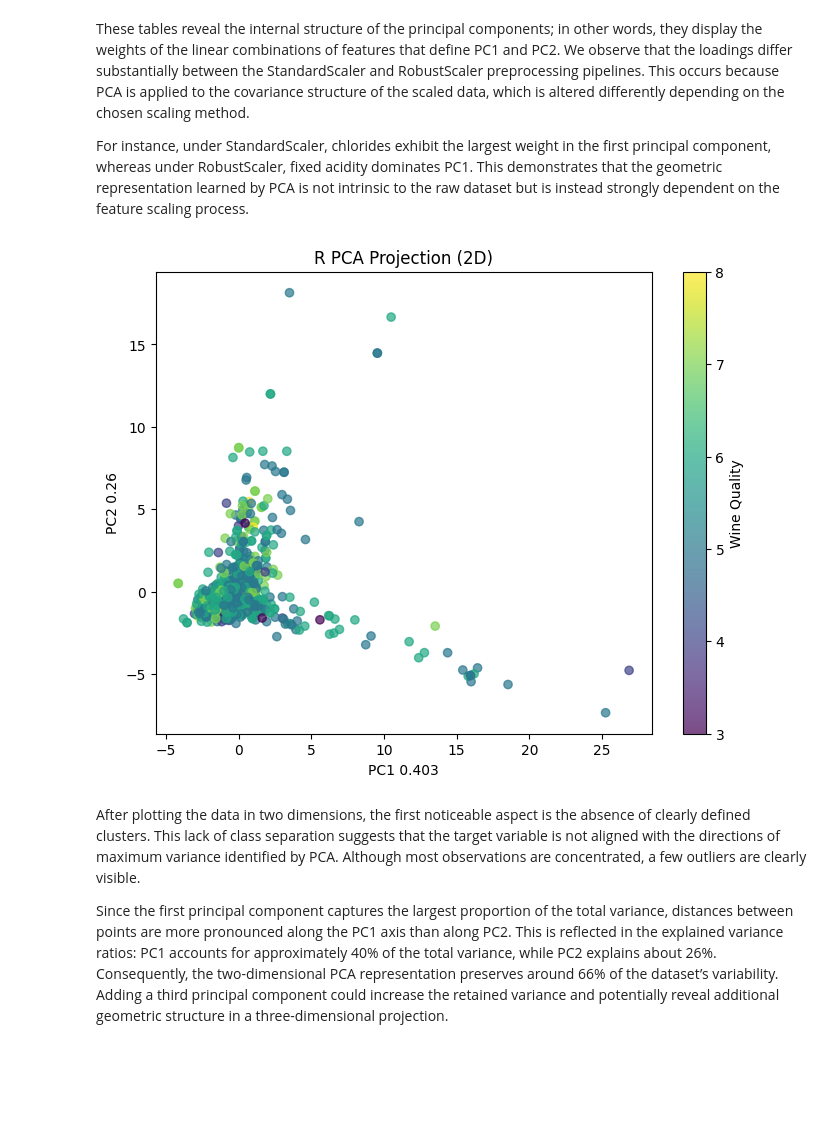
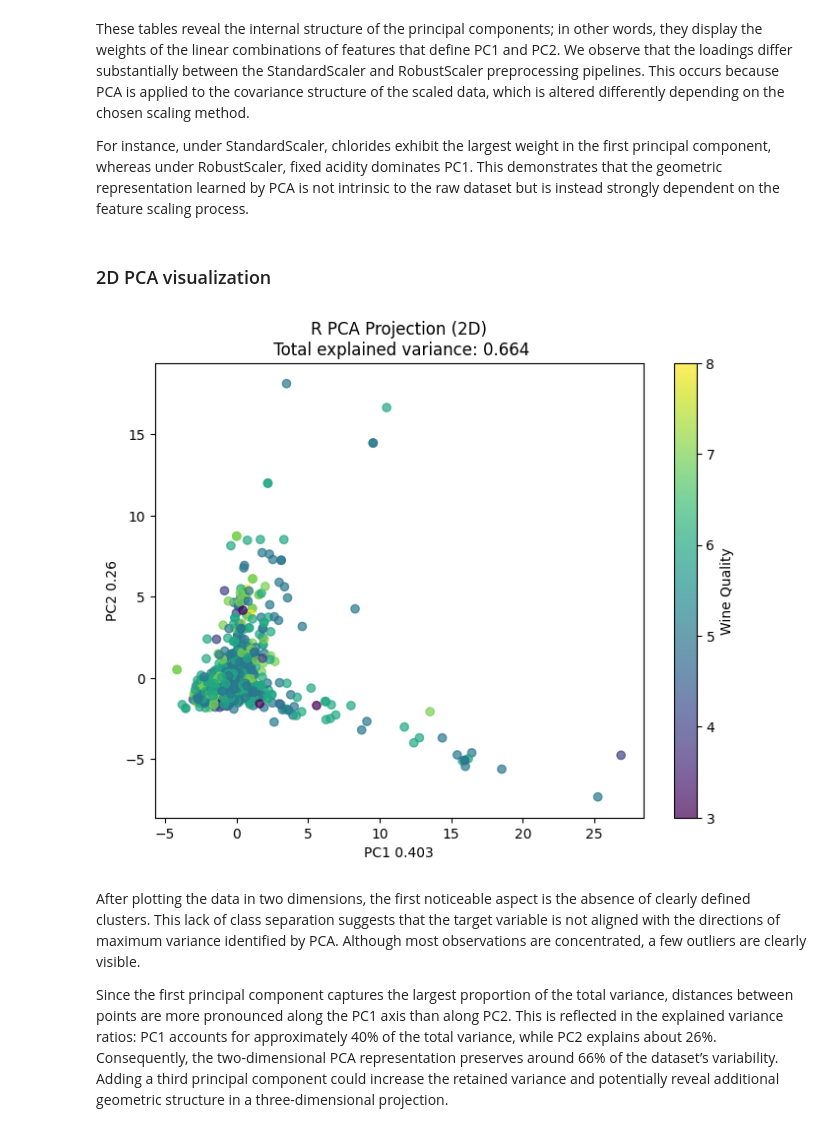
Before and after one commit to Leop-SR/Intrinsic-vs-Projected-Neighbors, a Jupyter notebook: notebooks/03_pca_geometry.ipynb, the cells around one changed output. Saved outputs shown, nothing was run; the diff lists cells and outputs as text; code cells hidden in the pictures; blank space fills up the shorter version.

```diff
--- a/notebooks/03_pca_geometry.ipynb
+++ b/notebooks/03_pca_geometry.ipynb
@@ -21,9 +23,8 @@ Before applying PCA, the target variable (quality) was separated from the datase
 # %%
-from sklearn.decomposition import PCA
-pca_2d_rob= PCA(n_components=2)
-pca_2d_std = PCA(n_components=2)
+from pca_utils import fit_pca, explained_variance, pca_loadings
+n_components=2
 # %% [markdown]
 To analyze the geometric behavior or PCA, we define first a PCA transformation with two principal components. This allow us to study how the original feature space is projected onto a lower-dimensional orthogonal subespace.
 # %%
-pca_2d_rob.fit(df_robust_scaled)
-pca_2d_std.fit(df_standard_scaled)
+pca_2d_rob, rob_data_2d = fit_pca(df_robust_scaled,n_components)
+pca_2d_std, std_data_2d = fit_pca(df_standard_scaled,n_components)
@@ -32,11 +31,9 @@ PCA(n_components=2)
 # %% [markdown]
 The PCA model is fitted using the scaled feature matrix. During this step, PCA identifies the orthogonal directions in the feature space that maximize the variance, defining a new ortonormal basis onto which the data will later be projected
 # %%
-df_rob_pca_2d = pca_2d_rob.transform(df_robust_scaled)
-df_std_pca_2d = pca_2d_std.transform(df_standard_scaled)
-df_rob_pca_2d = pd.DataFrame(df_rob_pca_2d, columns=['R PC1', 'R PC2'])
-df_std_pca_2d = pd.DataFrame(df_std_pca_2d, columns=['Z PC1', 'Z PC2'])
-df_std_pca_2d
+rob_data_2d = pd.DataFrame(rob_data_2d, columns=['R PC1', 'R PC2'])
+std_data_2d = pd.DataFrame(std_data_2d, columns=['Z PC1', 'Z PC2'])
+std_data_2d.head()
 # %% [output]
 |  | Z PC1 | Z PC2 |
 | 0 | -1.560862 | 0.444697 |
@@ -105,18 +79,20 @@ loadings_std_2d
 These tables reveal the internal structure of the principal components; in other words, they display the weights of the linear combinations of features that define PC1 and PC2. We observe that the loadings differ substantially between the StandardScaler and RobustScaler preprocessing pipelines. This occurs because PCA is applied to the covariance structure of the scaled data, which is altered differently depending on the chosen scaling method.
 
 For instance, under StandardScaler, chlorides exhibit the largest weight in the first principal component, whereas under RobustScaler, fixed acidity dominates PC1. This demonstrates that the geometric representation learned by PCA is not intrinsic to the raw dataset but is instead strongly dependent on the feature scaling process.
+# %% [markdown]
+### 2D PCA visualization
 # %%
 import matplotlib.pyplot as plt
-
+r_variances_2d, c_var_2dr = explained_variance(pca_2d_rob)
 plt.figure(figsize=(8,6))
-scatter = plt.scatter(df_rob_pca_2d['R PC1'], df_rob_pca_2d['R PC2'], c=quality, alpha=0.7)
-plt.xlabel(f"PC1 {pca_2d_rob.explained_variance_ratio_[0].round(3)}")
-plt.ylabel(f"PC2 {pca_2d_rob.explained_variance_ratio_[1].round(3)}")
-plt.title("R PCA Projection (2D)")
+scatter = plt.scatter(rob_data_2d['R PC1'], rob_data_2d['R PC2'], c=quality, alpha=0.7)
+plt.xlabel(f"PC1 {r_variances_2d[0].round(3)}")
+plt.ylabel(f"PC2 {r_variances_2d[1].round(3)}")
+plt.title(f"R PCA Projection (2D)\n Total explained variance: {c_var_2dr.round(3)}")
 plt.colorbar(scatter, label="Wine Quality")
 plt.show()
 # %% [output]
-[figure, old version]
+[figure, new version]
 # %% [markdown]
 After plotting the data in two dimensions, the first noticeable aspect is the absence of clearly defined clusters. This lack of class separation suggests that the target variable is not aligned with the directions of maximum variance identified by PCA. Although most observations are concentrated, a few outliers are clearly visible.
 
```
Also changed, not shown: parts of 17 cells of this notebook, 1 other file.
